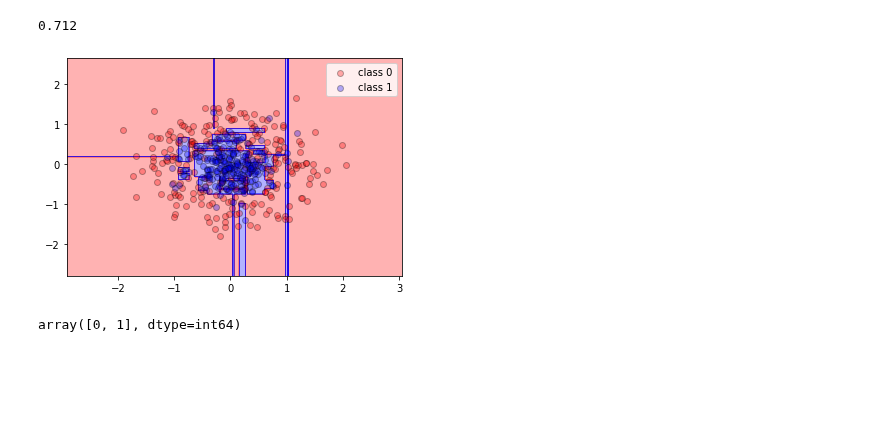
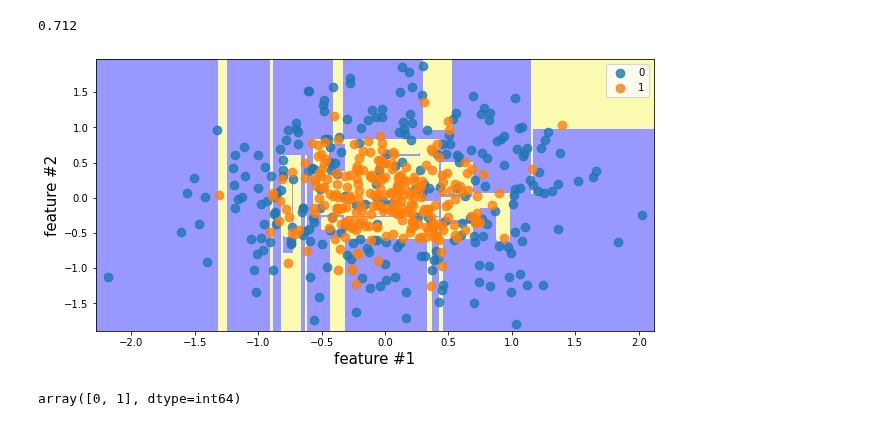
Before and after one commit to um-perez-alvaro/Data-Science-Practice, a Jupyter notebook: Jupyter Notebooks/Random Forests/notebooks/Random Forests.ipynb, the cells around one changed output. Drawn from its saved outputs; the diff is of its cells as text; code cells hidden in the pictures; blank space fills up the shorter version.

```diff
--- a/Jupyter Notebooks/Random Forests/notebooks/Random Forests.ipynb
+++ b/Jupyter Notebooks/Random Forests/notebooks/Random Forests.ipynb
@@ -101,9 +118,9 @@ accuracy_score(y_test,y_test_pred)
 0.712
 # %%
 # visualize classification regions
-plot_decision_regions(X, y, tree_clf) ## too complex (the tree has overfitted the data)
+draw_classification_regions(X, y, tree_clf) ## too complex (the tree has overfitted the data)
 # %% [output]
-[figure, old version]
+[figure, new version]
 # %%
 tree_clf.classes_
 # %% [output]
```
Also changed, not shown: parts of 52 cells of this notebook, 3 other files.
